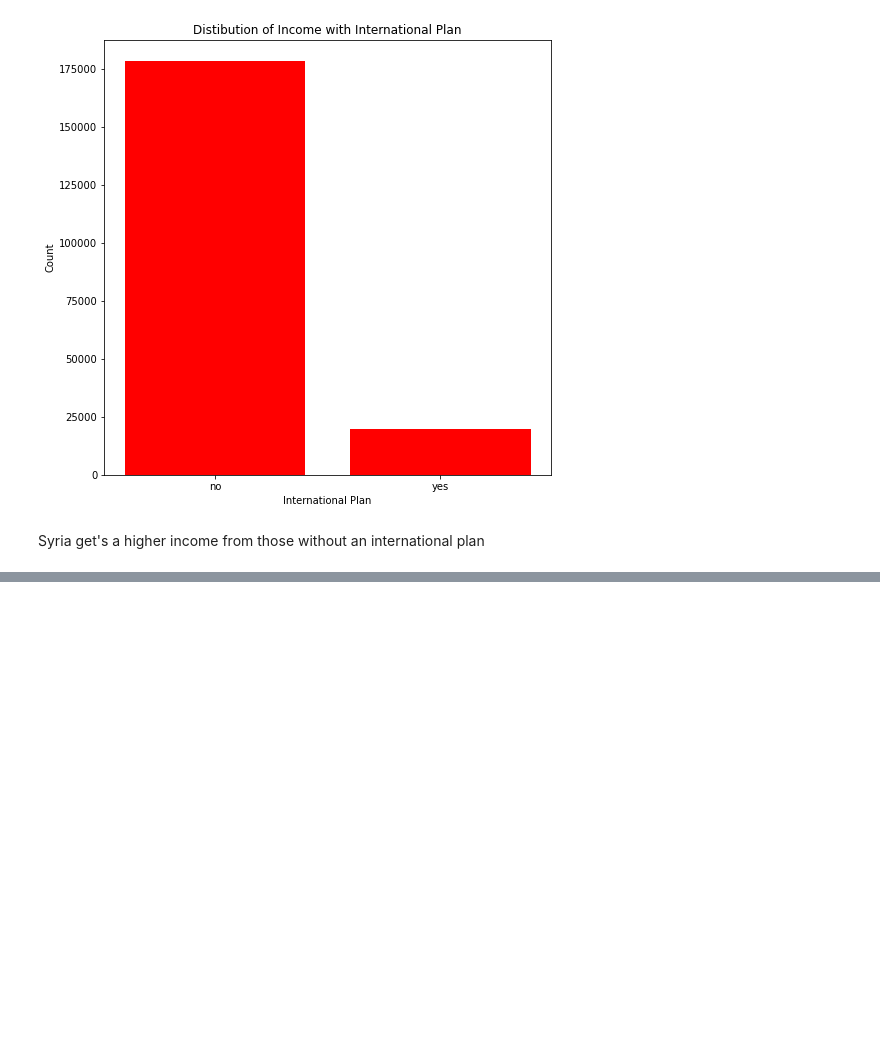
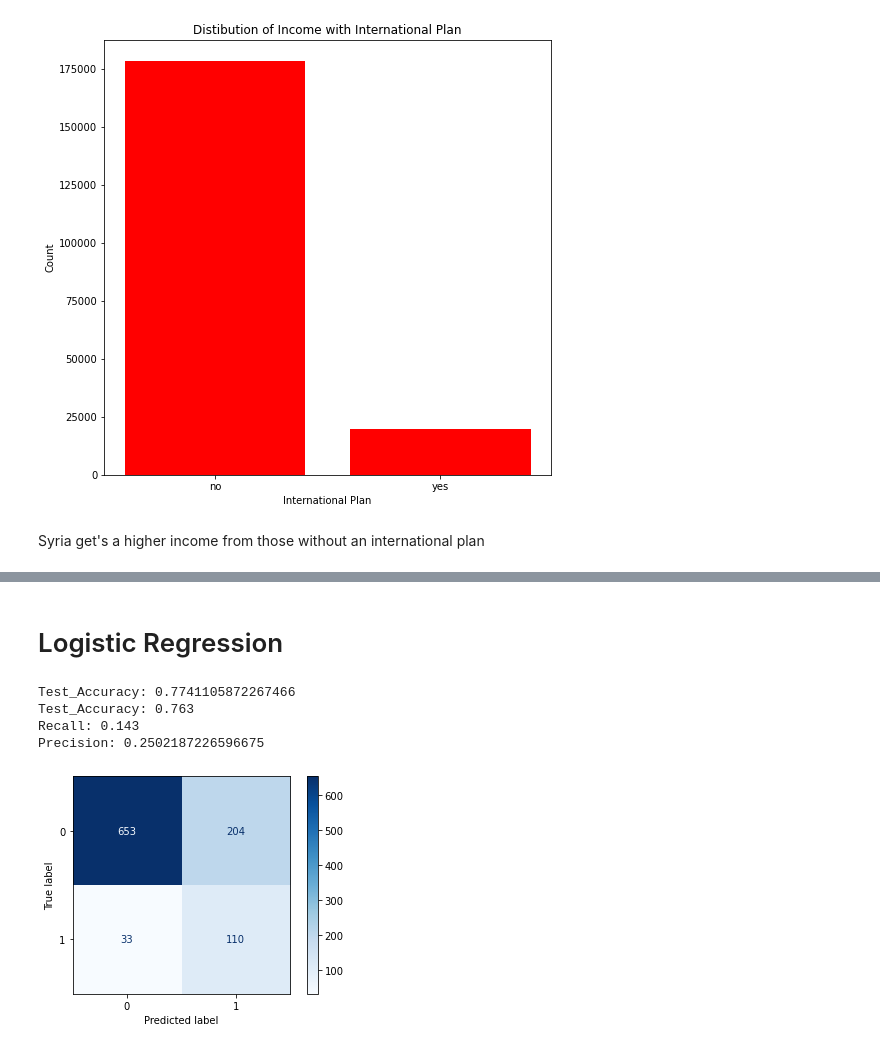
Before and after one commit to KeruboJ/SyriaTel-Customer-Churn-project, a Jupyter notebook: ipynb.ipynb, the cells around one changed output, grey strips where cells are left out. Drawn from its saved outputs; the diff is of its cells as text; code cells hidden in the pictures; blank space fills up the shorter version.

```diff
--- a/ipynb.ipynb
+++ b/ipynb.ipynb
@@ -367,0 +421,4 @@ Syria get's a higher income from those without an international plan
+# %%
+#Splitting the dataset y to have the jtarget variable and X to have the predictors
+y = encoded_data['churn']
+X = encoded_data.drop(['churn'], axis = 1)
@@ -367,0 +459,10 @@ Syria get's a higher income from those without an international plan
+# %%
+def Train_Test_Scores(model):
+
+    model.fit(X_train_scaled,y_train)
+
+    print('Test_Accuracy:',  model.score(X_train_scaled,y_train))
+    print('Test_Accuracy:', model.score(X_test_scaled,y_test))
+    print('Recall:', precision_score(y_test,y_preds))
+    print('Precision:', f1_score(y_test,y_preds))
+    plot_confusion_matrix(model, X_test_scaled, y_test, cmap="Blues")
@@ -367,0 +537,17 @@ Syria get's a higher income from those without an international plan
+# %% [markdown]
+# Logistic Regression
+# %%
+LogReg =(LogisticRegression(solver='lbfgs', class_weight='balanced'))
+# fit  the model
+LogReg.fit(X_train_scaled, y_train)
+
+#Get the X_test Predict values
+y_preds = LogReg.predict(X_test)
+
+Train_Test_Scores(LogReg)
+# %% [output]
+Test_Accuracy: 0.7741105872267466
+Test_Accuracy: 0.763
+Recall: 0.143
+Precision: 0.2502187226596675
+[figure, added]
```
Also changed, not shown: parts of 27 cells of this notebook.
